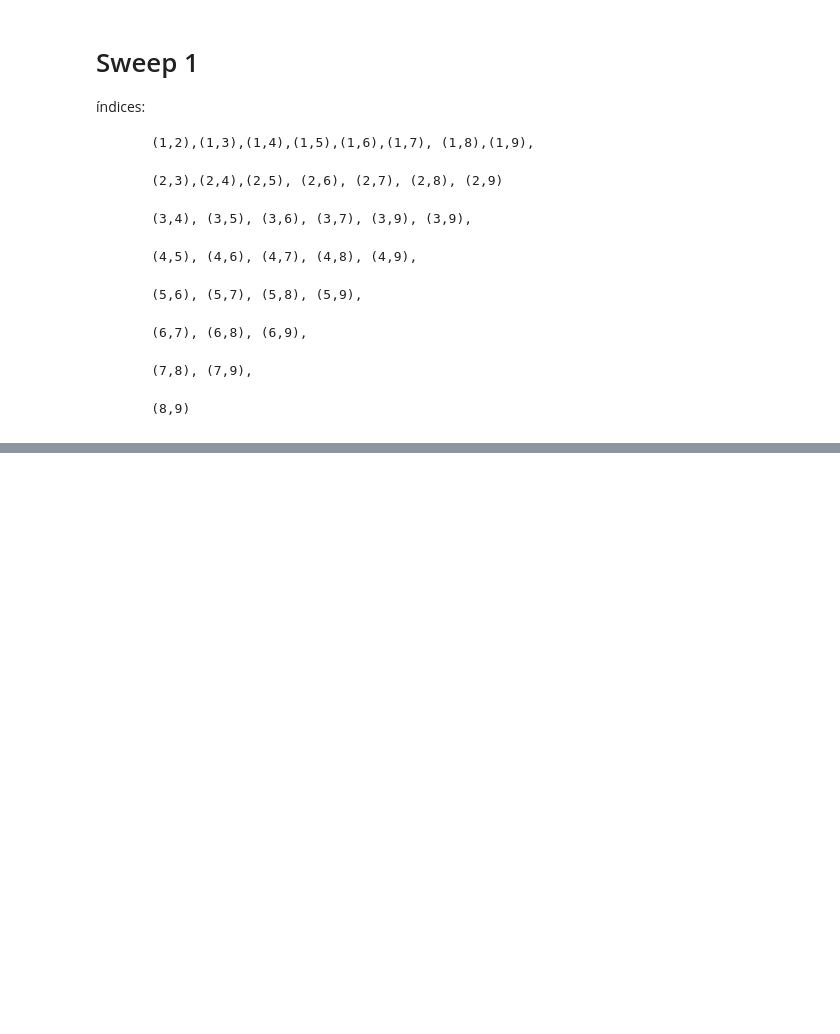
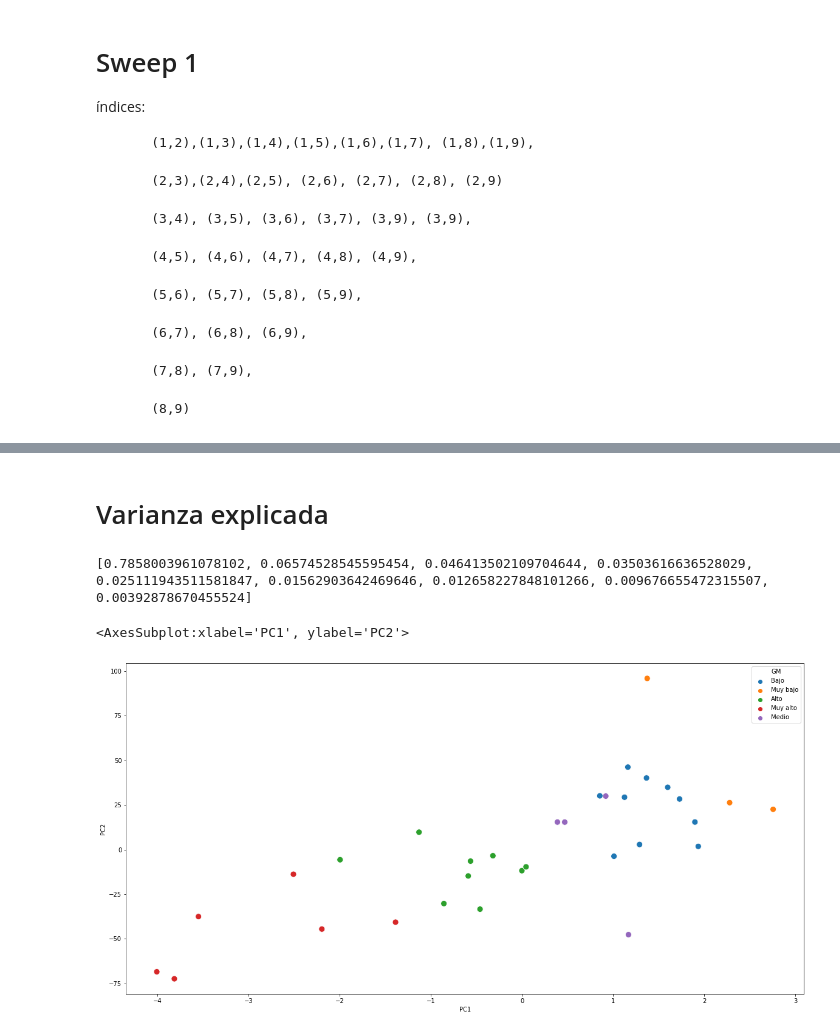
Before and after one commit to AnaTorresR/PracticaFinalMNO, a Jupyter notebook: Jacobi_1990.ipynb, the cells around one changed output, grey strips where cells are left out. Cells and saved outputs as stored; diff of their text form; code cells hidden in the pictures; blank space fills up the shorter version.

```diff
--- a/Jacobi_1990.ipynb
+++ b/Jacobi_1990.ipynb
@@ -141,0 +658,3 @@ pd.DataFrame(A_1_5)
+# %%
+values, vectors = np.linalg.eig(var_cov)
+sorted(values.round(4), reverse=True)
@@ -141,0 +667,24 @@ pd.DataFrame(A_1_5)
+# %%
+projected_1 = vectors[0]@X_scaled.T
+projected_2 = vectors[1]@ X_scaled.T
+projected_3 = vectors[2] @ X_scaled.T
+projected_4 = vectors[3]@ X_scaled.T
+projected_5 = vectors[5]@ X_scaled.T
+projected_6 = vectors[7]@X_scaled.T
+projected_7 = vectors[8] @ X_scaled.T
+projected_8 = vectors[6]@X_scaled.T
+projected_9 = vectors[4]@X_scaled.T
+
+
+res = pd.DataFrame(projected_1, columns=['PC1'])
+
+res['PC2'] = projected_2
+res['PC3'] = projected_3
+res['PC4'] = projected_4
+res['PC5'] = projected_5
+res['PC6'] = projected_6
+res['PC7'] = projected_7
+res['PC8'] = projected_8
+res['PC9'] = projected_9
+res['GM'] = datos_1990['GM']
+res
@@ -141,0 +709,18 @@ pd.DataFrame(A_1_5)
+# %% [markdown]
+# Varianza explicada
+# %%
+explained_variances = []
+for i in range (len(eig)):
+    explained_variances.append(eig[i]/np.sum(eig))
+
+print(explained_variances)
+# %% [output]
+[0.7858003961078102, 0.06574528545595454, 0.046413502109704644, 0.03503616636528029, 0.025111943511581847, 0.01562903642469646, 0.012658227848101266, 0.009676655472315507, 0.00392878670455524]
+# %%
+import matplotlib.pyplot as plt
+import seaborn as sns
+plt.figure(figsize=(20, 10))
+sns.scatterplot(res['PC1'], res['PC2'] * len(res), hue=res['GM'], s=100)
+# %% [output]
+<AxesSubplot:xlabel='PC1', ylabel='PC2'>
+[figure, added]
```
Also changed, not shown: parts of 26 cells of this notebook, 1 other file.
